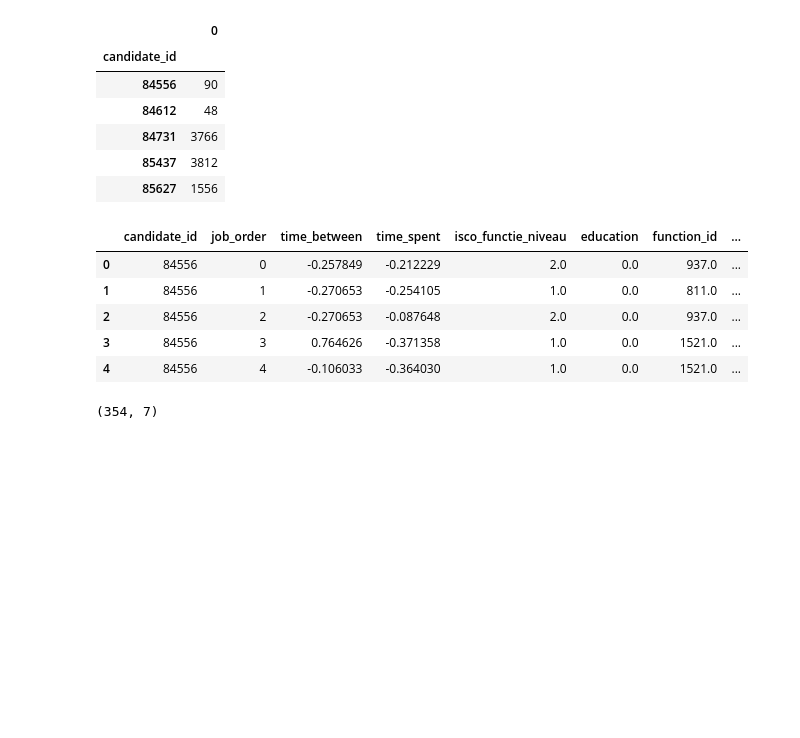
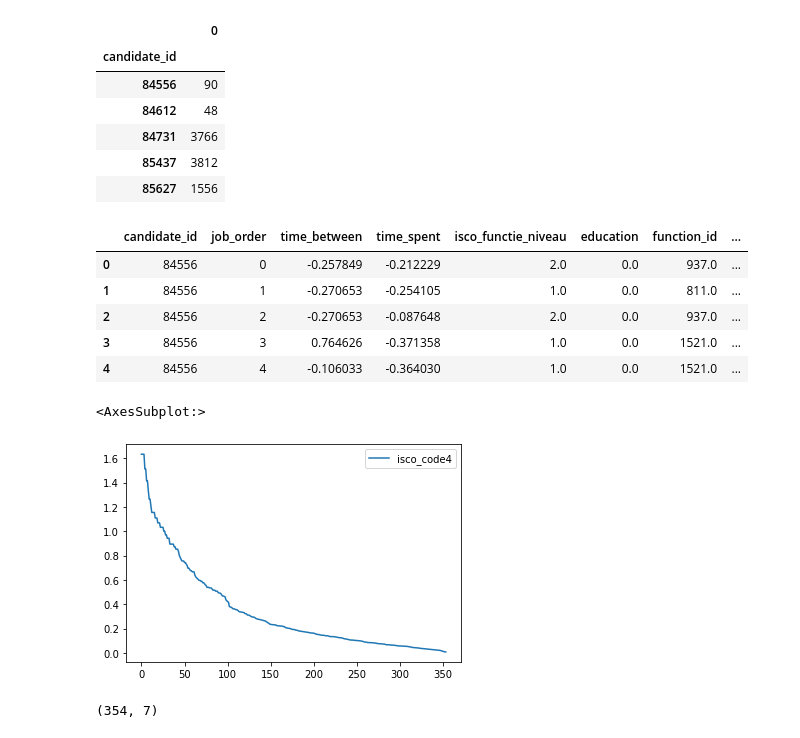
Before and after one commit to maxdata/MSc_thesis, a Jupyter notebook: Non-explainable/HCPNN.ipynb, the cells around one changed output. Drawn from its saved outputs; the diff is of its cells as text; code cells hidden in the pictures; blank space fills up the shorter version.

```diff
--- a/Non-explainable/HCPNN.ipynb
+++ b/Non-explainable/HCPNN.ipynb
@@ -113,6 +113,11 @@ df_pred.head()
 | 2 | 84556 | 2 | -0.270653 | -0.087648 | 2.0 | 0.0 | 937.0 | ... |
 | 3 | 84556 | 3 | 0.764626 | -0.371358 | 1.0 | 0.0 | 1521.0 | ... |
 | 4 | 84556 | 4 | -0.106033 | -0.364030 | 1.0 | 0.0 | 1521.0 | ... |
+# %%
+(2 / (0.5 * np.sqrt(df_pred["isco_code4"].value_counts().sort_values().reset_index().drop("index", axis=1)))).plot()
+# %% [output]
+<AxesSubplot:>
+[figure, added]
 # %%
 career_paths = df_pred.groupby("candidate_id")
 # %%
```
Also changed, not shown: parts of 8 cells of this notebook, 4 other files.
